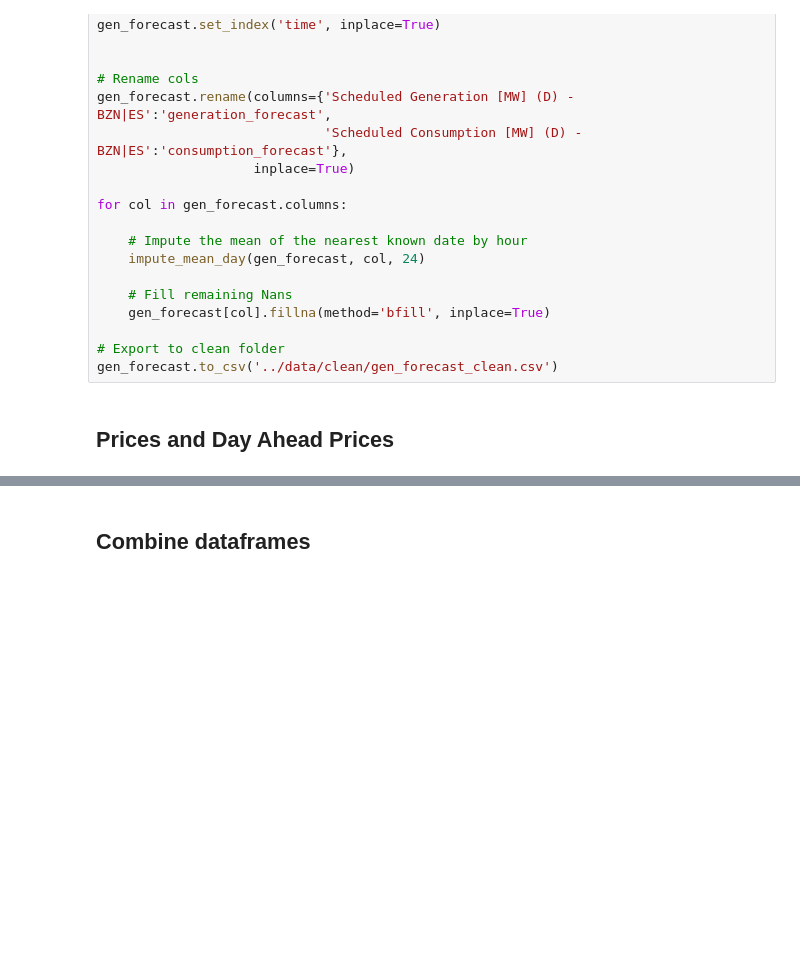
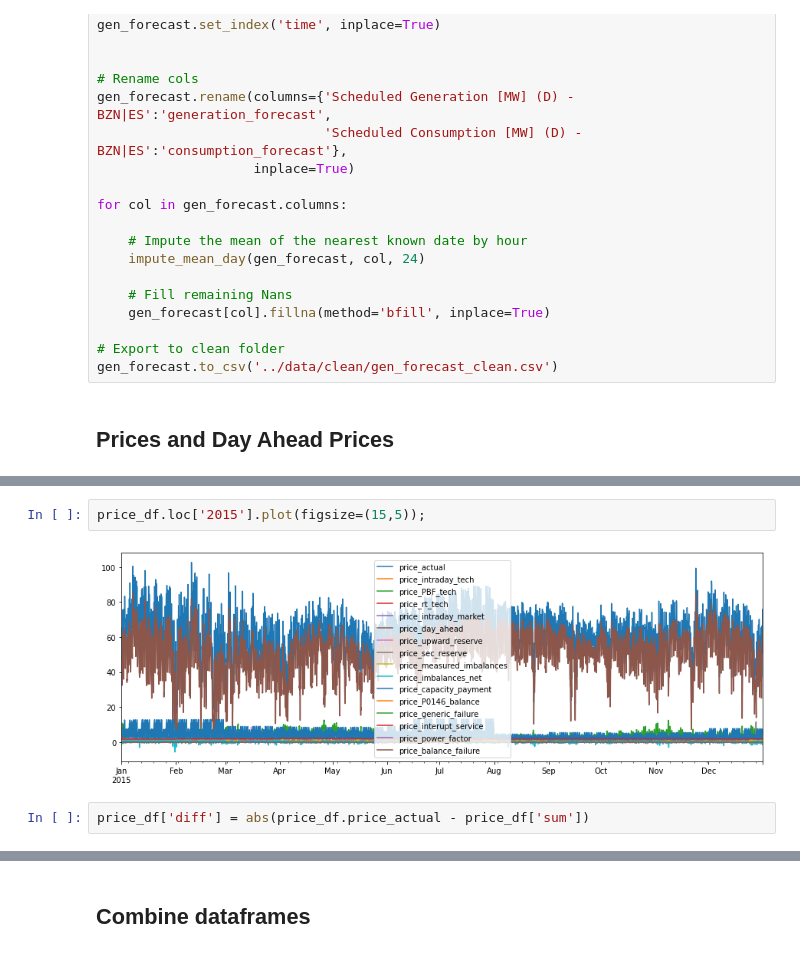
Before and after one commit to EvanHolder/Predicting-Energy-Markets-in-Spain, a Jupyter notebook: scripts/EDA_cleaning-components.ipynb, the cells around one changed output, grey strips where cells are left out. Cells and saved outputs as stored; diff of their text form; blank space fills up the shorter version.

Commit message:
update price_df, df, df_lag

```diff
--- a/scripts/EDA_cleaning-components.ipynb
+++ b/scripts/EDA_cleaning-components.ipynb
@@ -367,0 +418,6 @@ price_df.to_csv('../data/clean/price_df_clean.csv')
+# %%
+price_df.loc['2015'].plot(figsize=(15,5));
+# %% [output]
+[figure, added]
+# %%
+price_df['diff'] = abs(price_df.price_actual - price_df['sum'])
```
Also changed, not shown: parts of 8 cells of this notebook.
